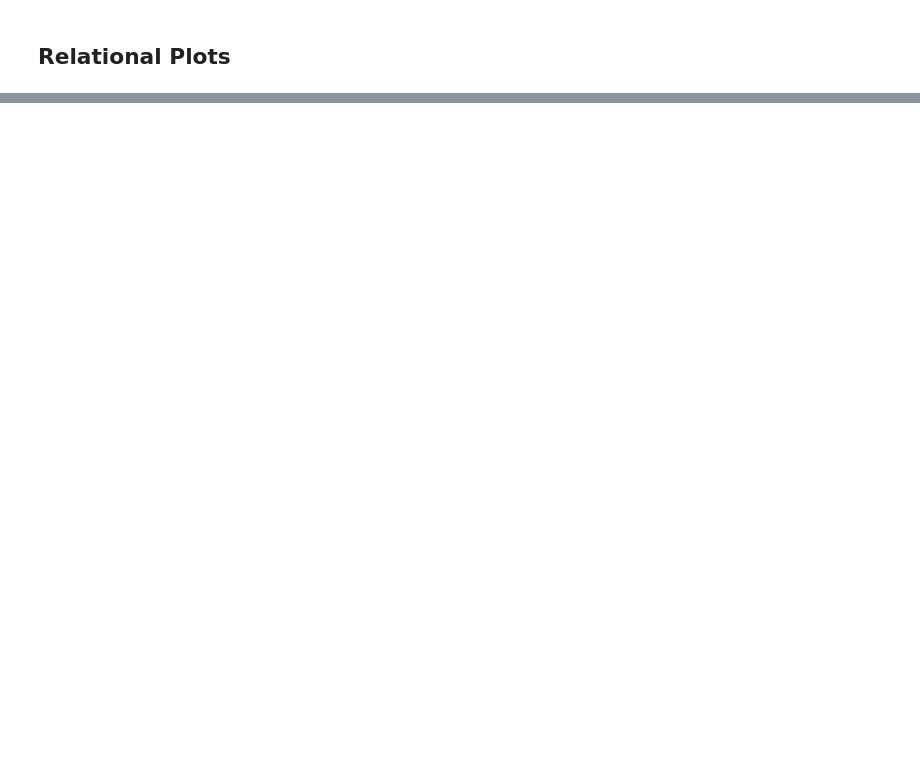
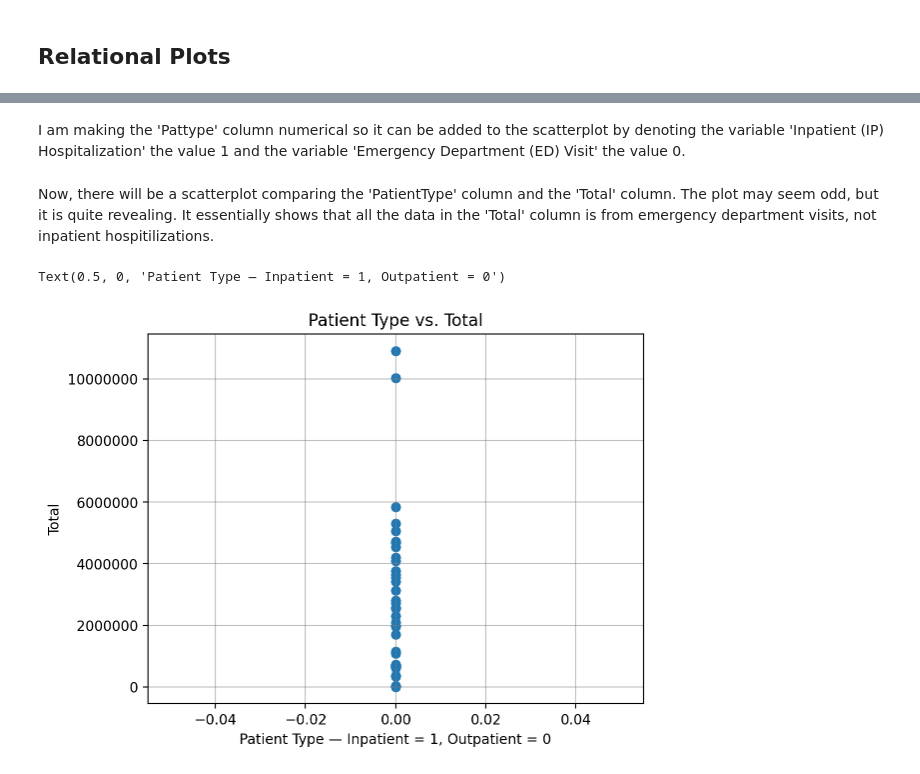
Before and after one commit to abbyzurasky/PUBH1142, a Jupyter notebook: MentalHealthDataAnalysis.ipynb, the cells around one changed output, grey strips where cells are left out. Drawn from its saved outputs; the diff is of its cells as text; code cells hidden in the pictures; blank space fills up the shorter version.

```diff
--- a/MentalHealthDataAnalysis.ipynb
+++ b/MentalHealthDataAnalysis.ipynb
@@ -103,0 +167,24 @@ sns.catplot(
+# %% [markdown]
+I am making the 'Pattype' column numerical so it can be added to the scatterplot by denoting the variable 'Inpatient (IP) Hospitalization' the value 1 and the variable 'Emergency Department (ED) Visit' the value 0.
+# %%
+# Make a new column where the value of patient type is numeric
+# Where Inpatient (IP) Hospitilization = 1 and Emergency Department (ED) Visit = 0
+df['PatientType'] = df['Pattype'].map({'IP Hospitalization': 1, 'ED Visit': 0})
+# %% [markdown]
+Now, there will be a scatterplot comparing the 'PatientType' column and the 'Total' column. The plot may seem odd, but it is quite revealing. It essentially shows that all the data in the 'Total' column is from emergency department visits, not inpatient hospitilizations.
+# %%
+# Make a scatter plot comparing the PatientType and Total columns
+plt.scatter(df['PatientType'], df['Total'])
+# Make it not scientific notation
+plt.ticklabel_format(style='plain')
+# Add light grey gridlines
+plt.grid(color='grey', alpha=0.5)
+# Add a title to the plot
+plt.title('Patient Type vs. Total')
+# Add a y-axis label
+plt.ylabel('Total')
+# Add an x-axis label
+plt.xlabel('Patient Type — Inpatient = 1, Outpatient = 0')
+# %% [output]
+Text(0.5, 0, 'Patient Type — Inpatient = 1, Outpatient = 0')
+[figure, added]
```
Also changed, not shown: parts of 51 cells of this notebook.
